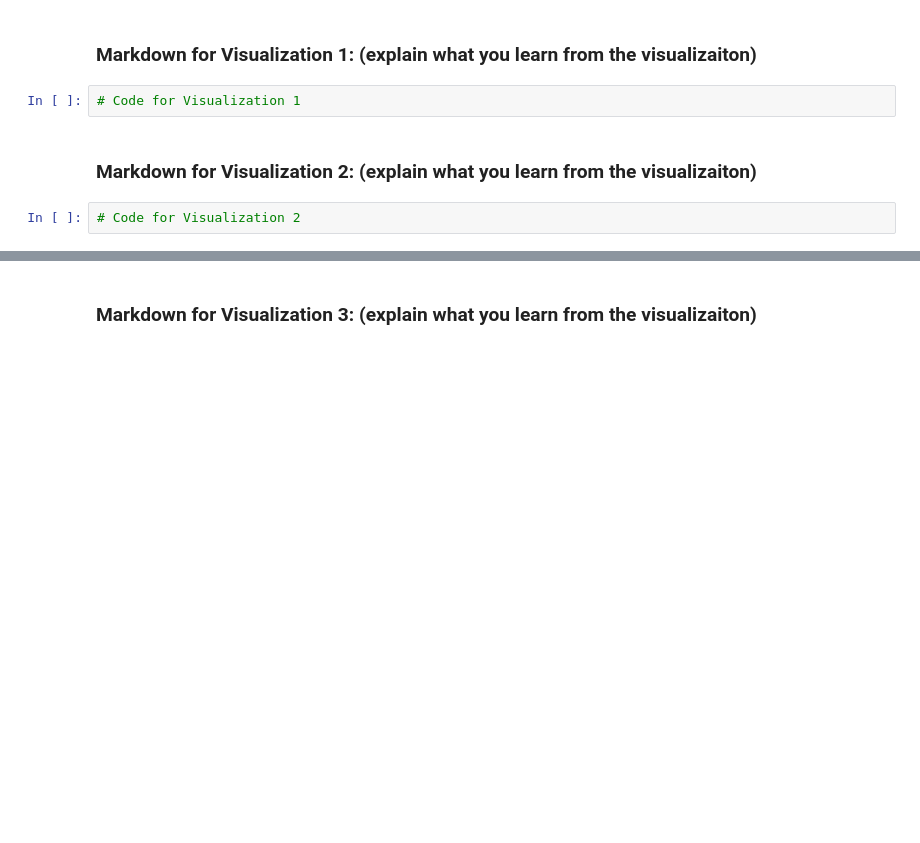
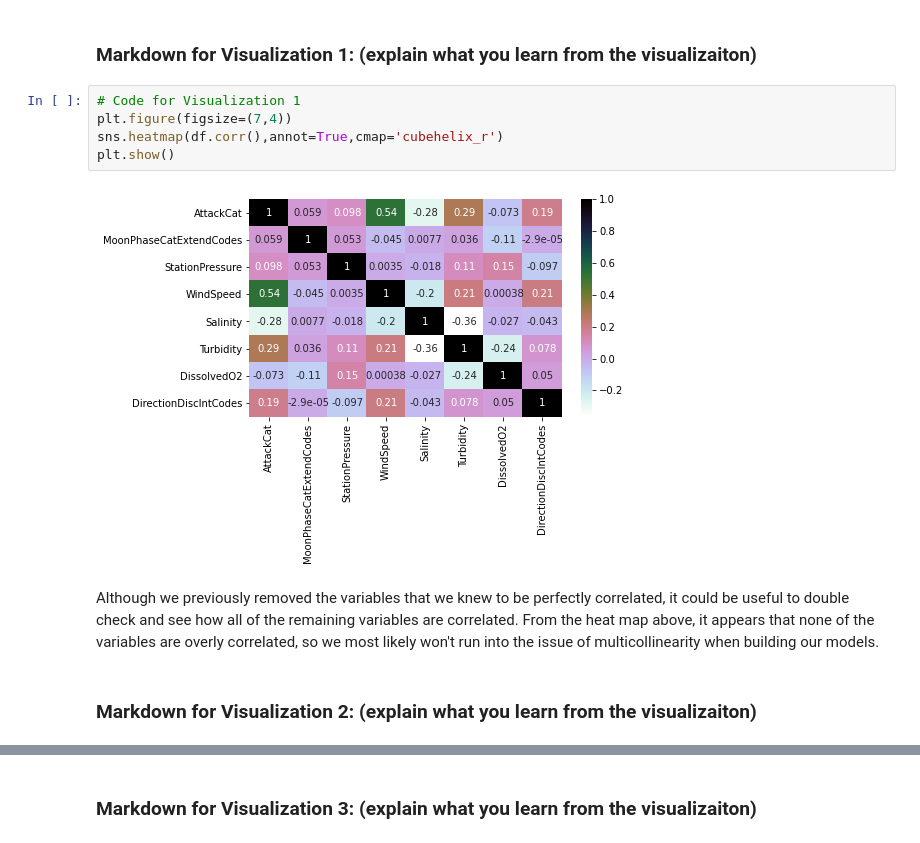
Before and after one commit to ramkguru97/Knowledge_Discovery_In_Databases, a Jupyter notebook: Group_7_Understand_Shark_Presence.ipynb, the cells around one changed output, grey strips where cells are left out. Saved outputs shown, nothing was run; the diff lists cells and outputs as text; blank space fills up the shorter version.

```diff
--- a/Group_7_Understand_Shark_Presence.ipynb
+++ b/Group_7_Understand_Shark_Presence.ipynb
@@ -311,9 +311,14 @@ Ans: Yes I see there exits clustering of other variables as mentioned above with
 <font color=RED>CODE:  </font>Add four interesting visualizations of your choice. Review the IRIS visualization example. Include markdown describing what you have learned about the data from your visualizations. You can use the df or bdf dataset at this point.<br><br>Here is a resource with examples that may give you some ideas for visualization:  <a href="https://elitedatascience.com/python-seaborn-tutorial#:~:text=The%20Ultimate%20Python%20Seaborn%20Tutorial%3A%20Gotta%20Catch%20%E2%80%98Em,it%20all%20together.%20...%2010%20Pok%C3%A9dex%20%28mini-gallery%29.%20">Using Seaborn for Visualization</a><br>
 # %% [markdown]
 ### Markdown for Visualization 1: (explain what you learn from the visualizaiton)
-# %%
-# Code for Visualization 1
+# %%
+# Code for Visualization 1
+plt.figure(figsize=(7,4))
+sns.heatmap(df.corr(),annot=True,cmap='cubehelix_r')
+plt.show()
+# %% [output]
+[figure, added]
+# %% [markdown]
+Although we previously removed the variables that we knew to be perfectly correlated, it could be useful to double check and see how all of the remaining variables are correlated. From the heat map above, it appears that none of the variables are overly correlated, so we most likely won't run into the issue of multicollinearity when building our models.
 # %% [markdown]
 ### Markdown for Visualization 2: (explain what you learn from the visualizaiton)
-# %%
-# Code for Visualization 2
```
Also changed, not shown: parts of 19 cells of this notebook.
